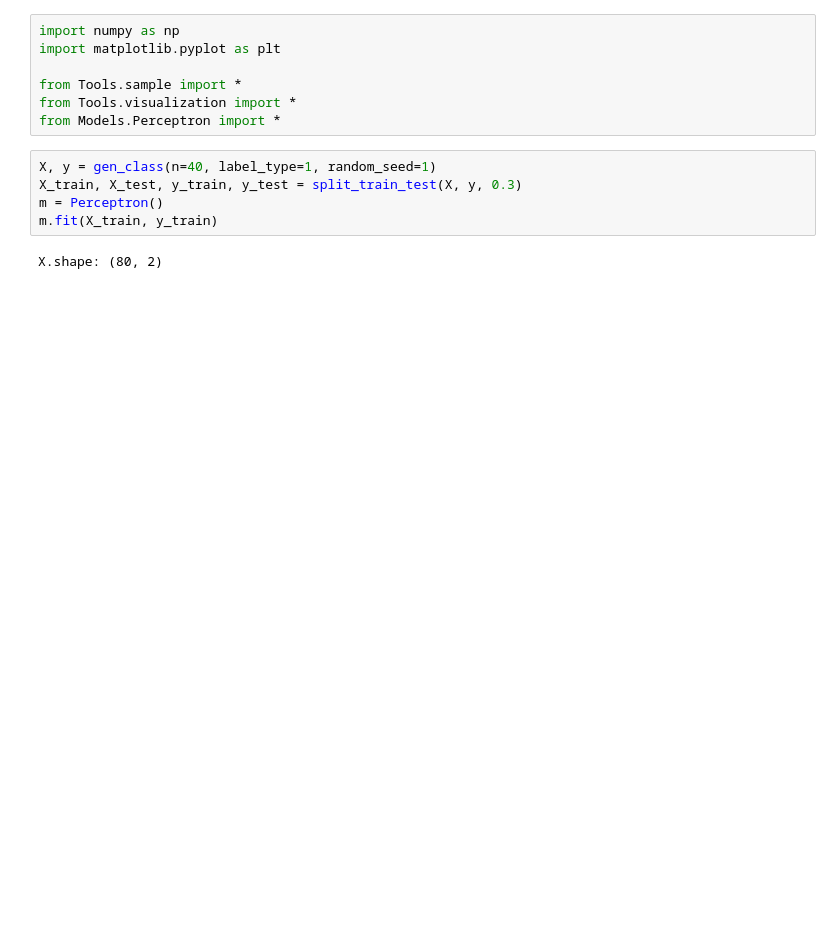
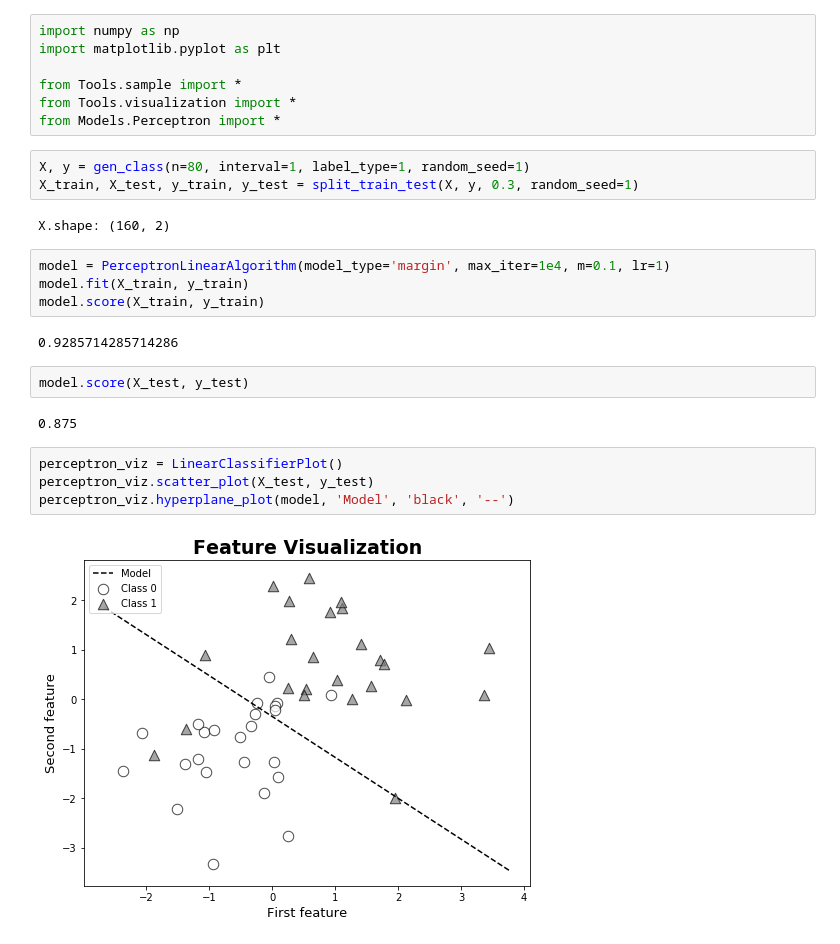
Before and after one commit to zoeyang1030/Statistical-Learning-Methods-python-replication, a Jupyter notebook: Chapter/Chapter-2 Perceptron.ipynb, the cells around one changed output. Saved outputs shown, nothing was run; the diff lists cells and outputs as text; blank space fills up the shorter version.

```diff
--- a/Chapter/Chapter-2 Perceptron.ipynb
+++ b/Chapter/Chapter-2 Perceptron.ipynb
@@ -6,12 +6,26 @@ from Tools.sample import *
 from Tools.visualization import *
 from Models.Perceptron import *
 # %%
-X, y = gen_class(n=40, label_type=1, random_seed=1)
-X_train, X_test, y_train, y_test = split_train_test(X, y, 0.3)
-m = Perceptron()
-m.fit(X_train, y_train)
+X, y = gen_class(n=80, interval=1, label_type=1, random_seed=1)
+X_train, X_test, y_train, y_test = split_train_test(X, y, 0.3, random_seed=1)
 # %% [output]
-X.shape: (80, 2)
+X.shape: (160, 2)
+# %%
+model = PerceptronLinearAlgorithm(model_type='margin', max_iter=1e4, m=0.1, lr=1)
+model.fit(X_train, y_train)
+model.score(X_train, y_train)
+# %% [output]
+0.9285714285714286
+# %%
+model.score(X_test, y_test)
+# %% [output]
+0.875
+# %%
+perceptron_viz = LinearClassifierPlot()
+perceptron_viz.scatter_plot(X_test, y_test)
+perceptron_viz.hyperplane_plot(model, 'Model', 'black', '--')
+# %% [output]
+[figure, added]
 # %%
 perceptron_viz = LinearClassifierPlot()
 perceptron_viz.scatter_plot(X_train, y_train)
```
Also changed, not shown: parts of 1 cell of this notebook, 3 other files.
